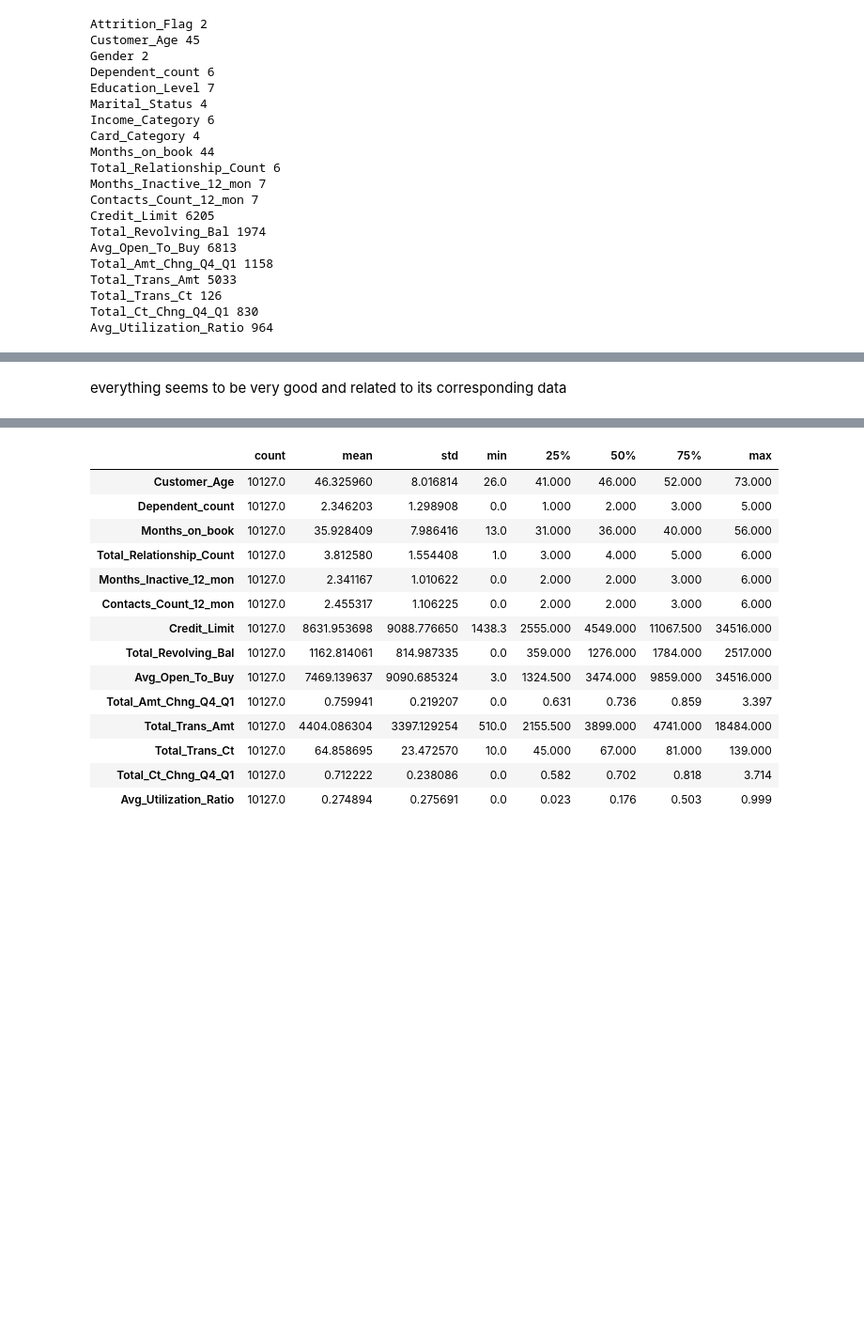
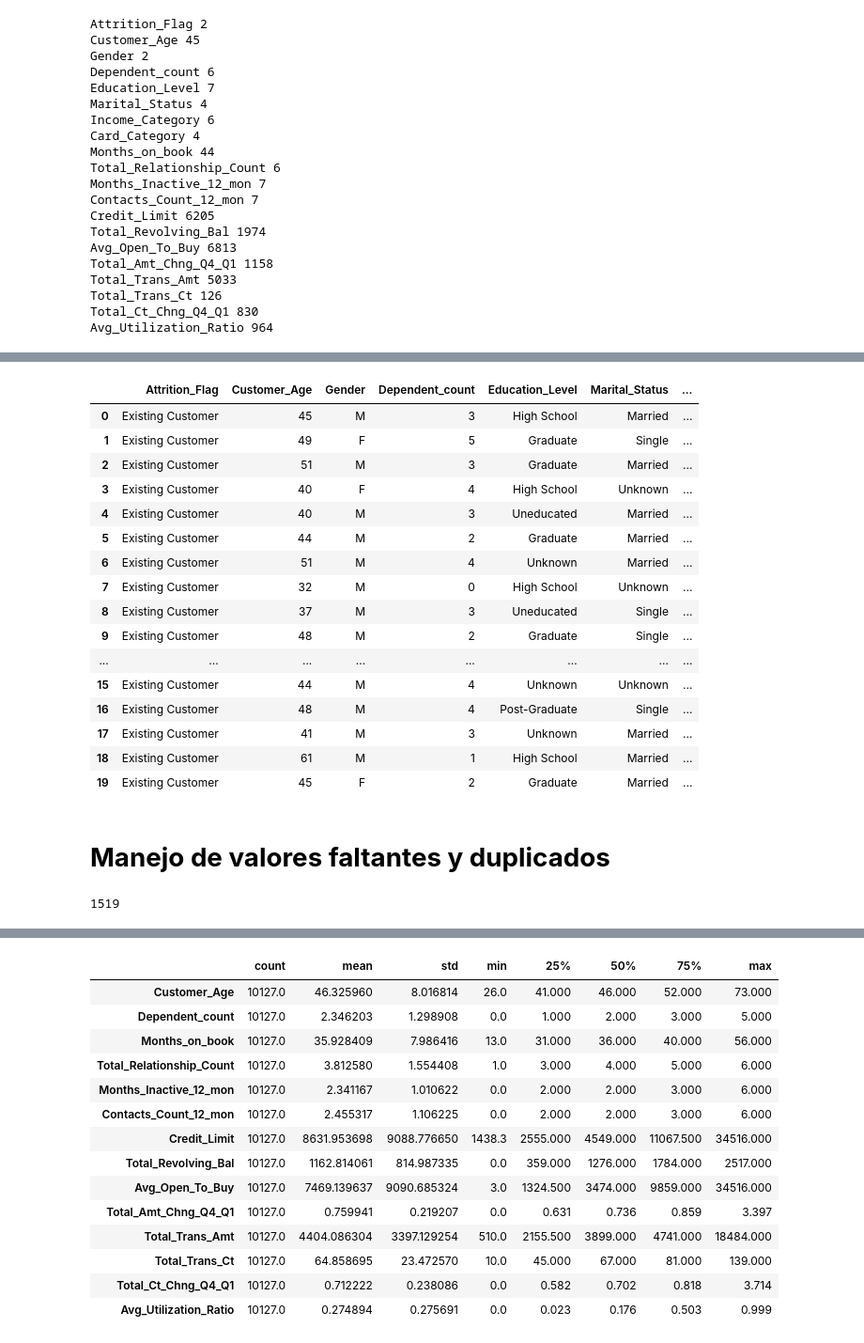
Before and after one commit to MaicolFranco/Prediction_Credit_Card, a Jupyter notebook: Credit_Card_Prediction.ipynb, the cells around one changed output, grey strips where cells are left out. Shown: that part at 94% size. Drawn from its saved outputs; the diff is of its cells as text; code cells hidden in the pictures; blank space fills up the shorter version.

```diff
--- a/Credit_Card_Prediction.ipynb
+++ b/Credit_Card_Prediction.ipynb
@@ -140,3 +175,24 @@ Avg_Utilization_Ratio 964
+# %%
+pd.set_option('display.max_columns', None)
+df.head(20)
+# %% [output]
+|  | Attrition_Flag | Customer_Age | Gender | Dependent_count | Education_Level | Marital_Status | ... |
+| 0 | Existing Customer | 45 | M | 3 | High School | Married | ... |
+| 1 | Existing Customer | 49 | F | 5 | Graduate | Single | ... |
+| 2 | Existing Customer | 51 | M | 3 | Graduate | Married | ... |
+| 3 | Existing Customer | 40 | F | 4 | High School | Unknown | ... |
+| 4 | Existing Customer | 40 | M | 3 | Uneducated | Married | ... |
+| 5 | Existing Customer | 44 | M | 2 | Graduate | Married | ... |
+| 6 | Existing Customer | 51 | M | 4 | Unknown | Married | ... |
+| 7 | Existing Customer | 32 | M | 0 | High School | Unknown | ... |
+| 8 | Existing Customer | 37 | M | 3 | Uneducated | Single | ... |
+| 9 | Existing Customer | 48 | M | 2 | Graduate | Single | ... |
+| ... | ... | ... | ... | ... | ... | ... | ... |
+| 15 | Existing Customer | 44 | M | 4 | Unknown | Unknown | ... |
+| 16 | Existing Customer | 48 | M | 4 | Post-Graduate | Single | ... |
+| 17 | Existing Customer | 41 | M | 3 | Unknown | Married | ... |
+| 18 | Existing Customer | 61 | M | 1 | High School | Married | ... |
+| 19 | Existing Customer | 45 | F | 2 | Graduate | Married | ... |
 # %%
 check_colums = []
 non_numericas = []
@@ -158,5 +214,9 @@ def check_numerical_value(col):
 # %%
 for column in non_numericas:
     print("\n", column, df[column].unique())
-# %% [markdown]
-everything seems to be very good and related to its corresponding data
+# %% [markdown]
+# **Manejo de valores faltantes y duplicados**
+# %%
+len(df[df['Education_Level']=='Unknown'])
+# %% [output]
+1519
```
Also changed, not shown: parts of 63 cells of this notebook.
